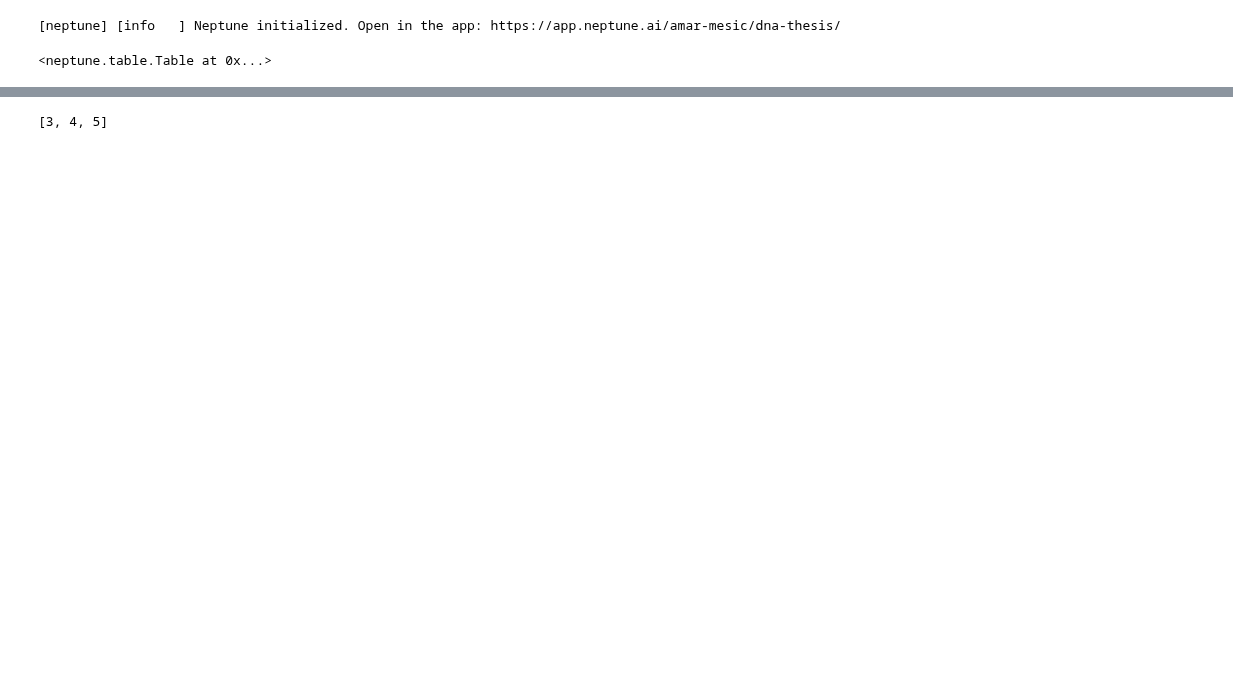
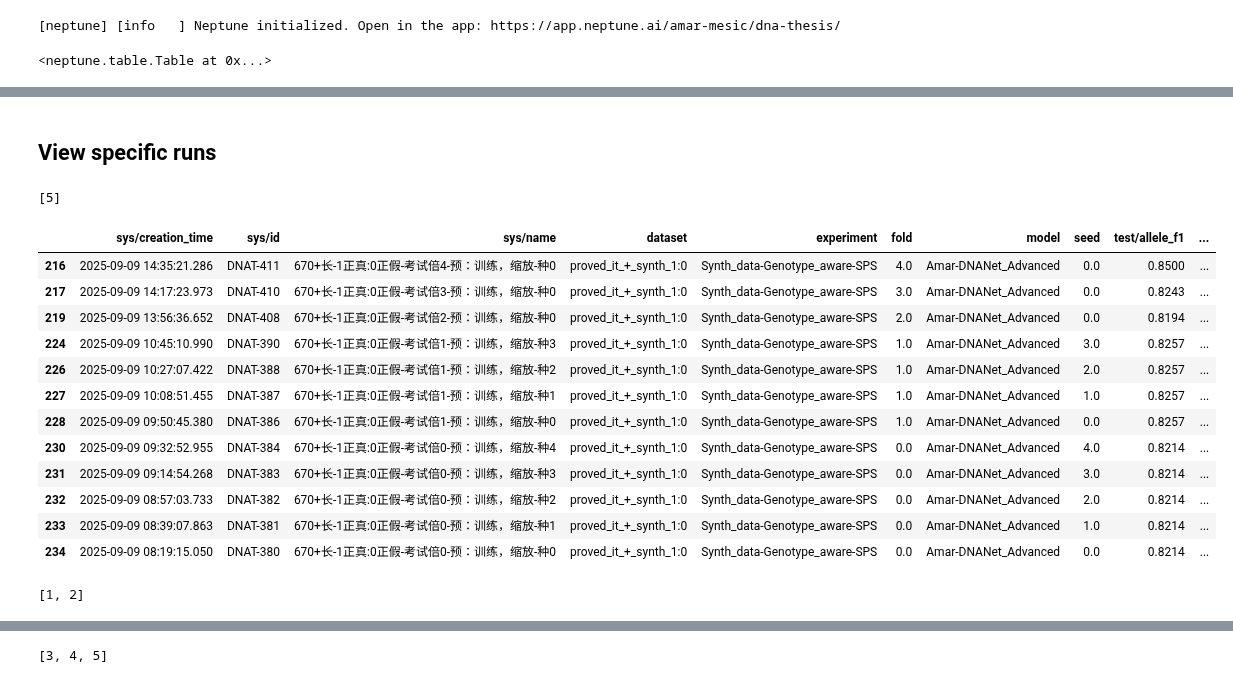
Before and after one commit to amar-mesic/DNANet, a Jupyter notebook: train/collect_results.ipynb, the cells around one changed output, grey strips where cells are left out. Drawn from its saved outputs; the diff is of its cells as text; code cells hidden in the pictures; blank space fills up the shorter version.

```diff
--- a/train/collect_results.ipynb
+++ b/train/collect_results.ipynb
@@ -79,3 +135,31 @@ Fetching table...: 0 [00:00, ?/s]
+# %% [markdown]
+## View specific runs
+# %%
+[1,2,3,4,5][4:]
+# %% [output]
+[5]
+# %%
+filtered_df = df[(df["experiment"] == "Synth_data-Genotype_aware-SPS") & (df["model"] == "Amar-DNANet_Advanced") & (df["dataset"] == "proved_it_+_synth_1:0")]
+filtered_df
+# note: in safari, I accidentally called my experiment "Genotype_aware" instead of "Synth_data-Genotype_aware-SPS" when running in safari.
+# %% [output]
+|  | sys/creation_time | sys/id | sys/name | dataset | experiment | fold | model | seed | test/allele_f1 | ... |
+| 216 | 2025-09-09 14:35:21.286 | DNAT-411 | 670+长-1正真:0正假-考试倍4-预：训练，缩放-种0 | proved_it_+_synth_1:0 | Synth_data-Genotype_aware-SPS | 4.0 | Amar-DNANet_Advanced | 0.0 | 0.8500 | ... |
+| 217 | 2025-09-09 14:17:23.973 | DNAT-410 | 670+长-1正真:0正假-考试倍3-预：训练，缩放-种0 | proved_it_+_synth_1:0 | Synth_data-Genotype_aware-SPS | 3.0 | Amar-DNANet_Advanced | 0.0 | 0.8243 | ... |
+| 219 | 2025-09-09 13:56:36.652 | DNAT-408 | 670+长-1正真:0正假-考试倍2-预：训练，缩放-种0 | proved_it_+_synth_1:0 | Synth_data-Genotype_aware-SPS | 2.0 | Amar-DNANet_Advanced | 0.0 | 0.8194 | ... |
+| 224 | 2025-09-09 10:45:10.990 | DNAT-390 | 670+长-1正真:0正假-考试倍1-预：训练，缩放-种3 | proved_it_+_synth_1:0 | Synth_data-Genotype_aware-SPS | 1.0 | Amar-DNANet_Advanced | 3.0 | 0.8257 | ... |
+| 226 | 2025-09-09 10:27:07.422 | DNAT-388 | 670+长-1正真:0正假-考试倍1-预：训练，缩放-种2 | proved_it_+_synth_1:0 | Synth_data-Genotype_aware-SPS | 1.0 | Amar-DNANet_Advanced | 2.0 | 0.8257 | ... |
+| 227 | 2025-09-09 10:08:51.455 | DNAT-387 | 670+长-1正真:0正假-考试倍1-预：训练，缩放-种1 | proved_it_+_synth_1:0 | Synth_data-Genotype_aware-SPS | 1.0 | Amar-DNANet_Advanced | 1.0 | 0.8257 | ... |
+| 228 | 2025-09-09 09:50:45.380 | DNAT-386 | 670+长-1正真:0正假-考试倍1-预：训练，缩放-种0 | proved_it_+_synth_1:0 | Synth_data-Genotype_aware-SPS | 1.0 | Amar-DNANet_Advanced | 0.0 | 0.8257 | ... |
+| 230 | 2025-09-09 09:32:52.955 | DNAT-384 | 670+长-1正真:0正假-考试倍0-预：训练，缩放-种4 | proved_it_+_synth_1:0 | Synth_data-Genotype_aware-SPS | 0.0 | Amar-DNANet_Advanced | 4.0 | 0.8214 | ... |
+| 231 | 2025-09-09 09:14:54.268 | DNAT-383 | 670+长-1正真:0正假-考试倍0-预：训练，缩放-种3 | proved_it_+_synth_1:0 | Synth_data-Genotype_aware-SPS | 0.0 | Amar-DNANet_Advanced | 3.0 | 0.8214 | ... |
+| 232 | 2025-09-09 08:57:03.733 | DNAT-382 | 670+长-1正真:0正假-考试倍0-预：训练，缩放-种2 | proved_it_+_synth_1:0 | Synth_data-Genotype_aware-SPS | 0.0 | Amar-DNANet_Advanced | 2.0 | 0.8214 | ... |
+| 233 | 2025-09-09 08:39:07.863 | DNAT-381 | 670+长-1正真:0正假-考试倍0-预：训练，缩放-种1 | proved_it_+_synth_1:0 | Synth_data-Genotype_aware-SPS | 0.0 | Amar-DNANet_Advanced | 1.0 | 0.8214 | ... |
+| 234 | 2025-09-09 08:19:15.050 | DNAT-380 | 670+长-1正真:0正假-考试倍0-预：训练，缩放-种0 | proved_it_+_synth_1:0 | Synth_data-Genotype_aware-SPS | 0.0 | Amar-DNANet_Advanced | 0.0 | 0.8214 | ... |
+# %%
+list(range(1,3))
+# %% [output]
+[1, 2]
 # %%
 # melt to long format (so you can aggregate all test uniformly)
 df_long = df.melt(
```
Also changed, not shown: parts of 6 cells of this notebook, 16 other files.
